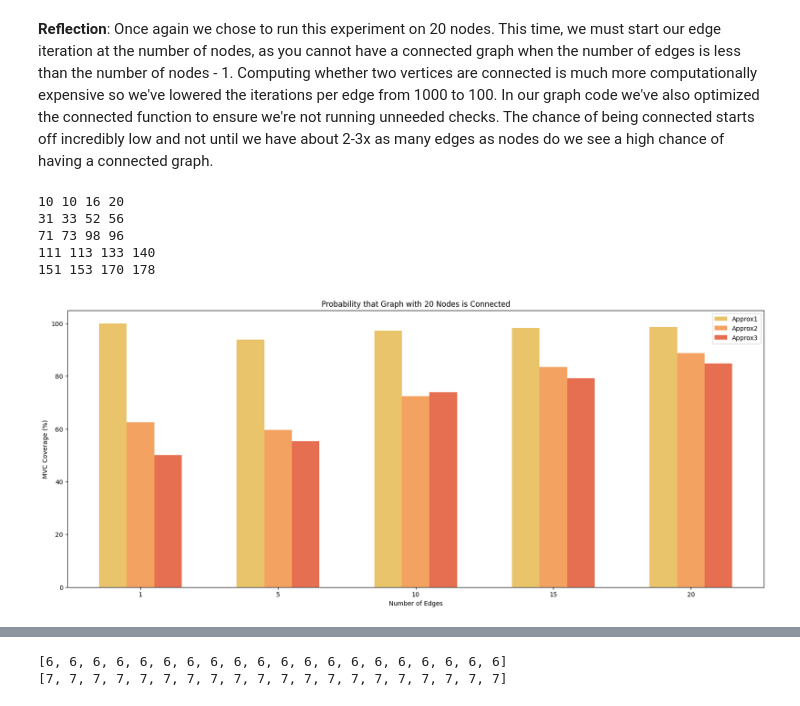
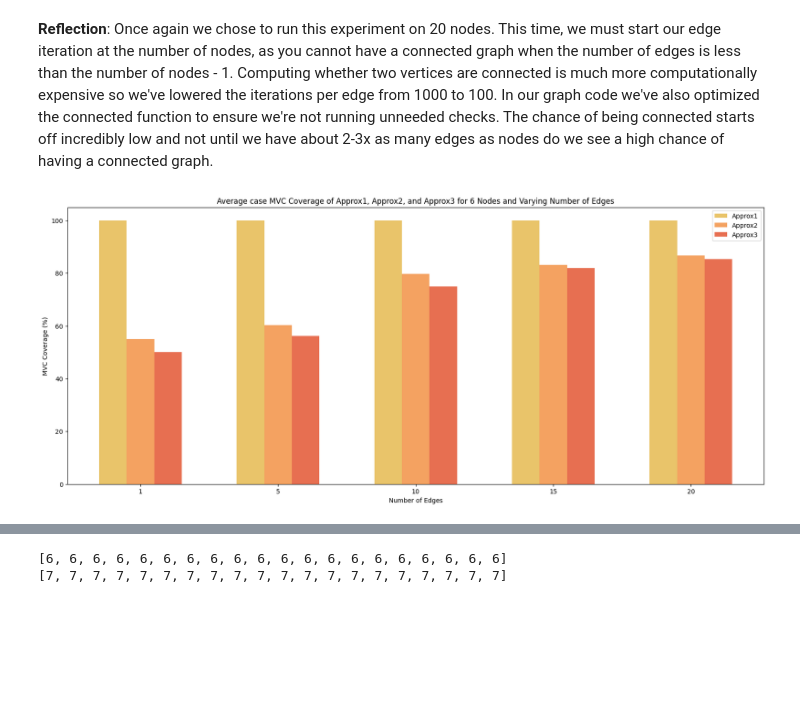
Before and after one commit to Noprop/minesweeper-2xc3-, a Jupyter notebook: Lab_III.ipynb, the cells around one changed output, grey strips where cells are left out. Cells and saved outputs as stored; diff of their text form; code cells hidden in the pictures; blank space fills up the shorter version.

```diff
--- a/Lab_III.ipynb
+++ b/Lab_III.ipynb
@@ -326,7 +326,7 @@ def Approx1(G : Graph):
         # find and add vertex v of highest degree
         v = 0
         for i in range(0,len(graph)):
-            if len(graph[i]) > v:
+            if len(graph[i]) > len(graph[v]):
                 v = i
         C.add(v)
 
@@ -363,6 +363,10 @@ def Approx3(G: Graph):
 
     while True:
 
+        # check if vertex cover (we do this first to account for graphs with no nodes)
+        if is_vertex_cover(G, C):
+            return C
+
         # manage list of selectable nodes
         i = 0
         while i < len(graph):
@@ -390,28 +394,15 @@ def Approx3(G: Graph):
             if u in graph[j]:
                 graph[j].remove(u)
 
-        # check if vertex cover
-        if is_vertex_cover(G, C):
-            return C
-
-# newGraph = create_random_graph(20, 10)
-
-# print(newGraph.get_graph())
-# test = Approx3(newGraph)
-# print(test)
-# print(newGraph.get_graph())
-# print(is_vertex_cover(newGraph, test))
-# print(MVC(newGraph))
 
 graphs_list = []
 edge_sizes = [1,5,10,15,20]
-mvc_sums = []
 a1_sums = []
 a2_sums = []
 a3_sums = []
 
 for edge_sz in edge_sizes:
-    for _ in range(0,10):
+    for _ in range(0,50):
         graphs_list.append(create_random_graph(5, edge_sz))
 
     mvc_sum = 0
@@ -427,41 +418,32 @@ for edge_sz in edge_sizes:
         a1_sum += size
 
     a2_sum = 0
 
     for graph in graphs_list:
         size = len(Approx2(graph))
         a2_sum += size
 
     a3_sum = 0
 
     for graph in graphs_list:
         size = len(Approx3(graph))
         a3_sum += size
 
-    print(mvc_sum, a1_sum, a2_sum, a3_sum)
-    # mvc_sums.append(mvc_sum)
     a1_sums.append(mvc_sum/a1_sum * 100)
     a2_sums.append(mvc_sum/a2_sum * 100)
     a3_sums.append(mvc_sum/a3_sum * 100)
 
 
 x_axis = np.arange(0, len(edge_sizes),1)
 plt.figure(figsize=(20, 8))
-# plt.bar(x_axis-0.3, mvc_sums, 0.2, color='#E9C46A', label='MVC')
 plt.bar(x_axis-0.2, a1_sums, 0.2, color='#E9C46A', label='Approx1')
 plt.bar(x_axis, a2_sums, 0.2, color='#F4A261', label='Approx2')
 plt.bar(x_axis+0.2, a3_sums, 0.2, color='#E76F51', label='Approx3')
-# plt.axhline(np.mean(probabilities), color="red", linestyle="--", label="Avg")
 plt.xticks(x_axis, edge_sizes)
-plt.title("Probability that Graph with " + str(nodes) + " Nodes is Connected")
+plt.title("Average case MVC Coverage of Approx1, Approx2, and Approx3 for 6 Nodes and Varying Number of Edges")
 plt.ylabel("MVC Coverage (%)")
 plt.xlabel("Number of Edges")
 plt.legend()
 plt.show()
 # %% [output]
-10 10 16 20
-31 33 52 56
-71 73 98 96
-111 113 133 140
-151 153 170 178
-[figure, old version]
+[figure, new version]
```
Also changed, not shown: parts of 8 cells of this notebook.
